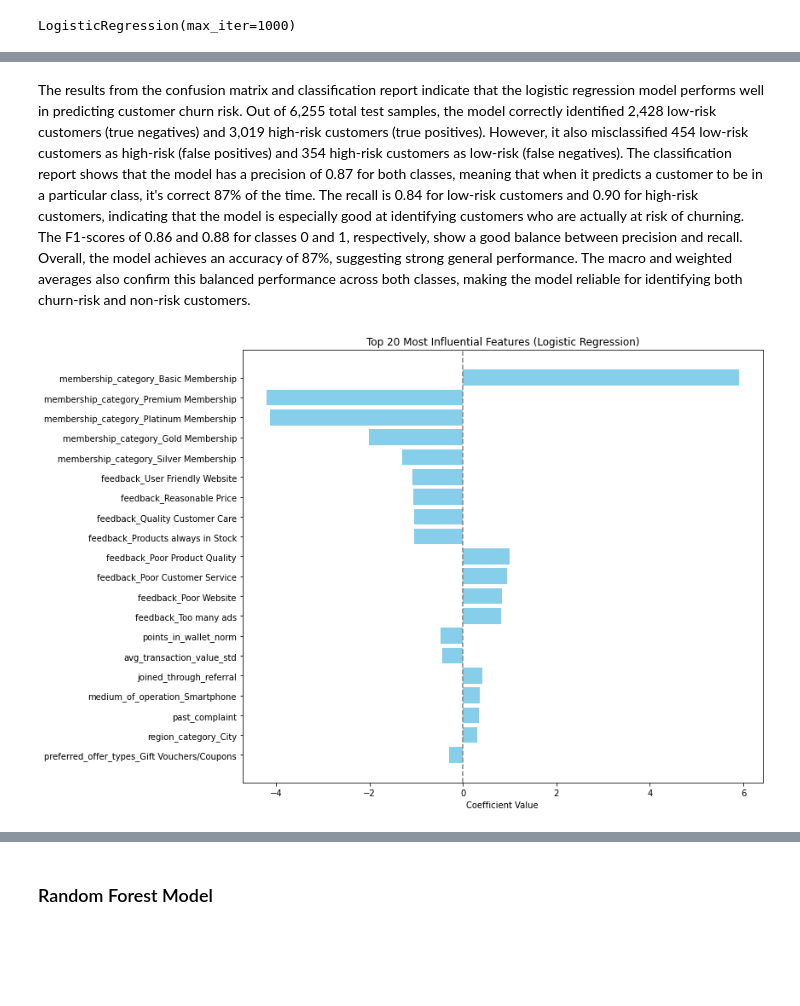
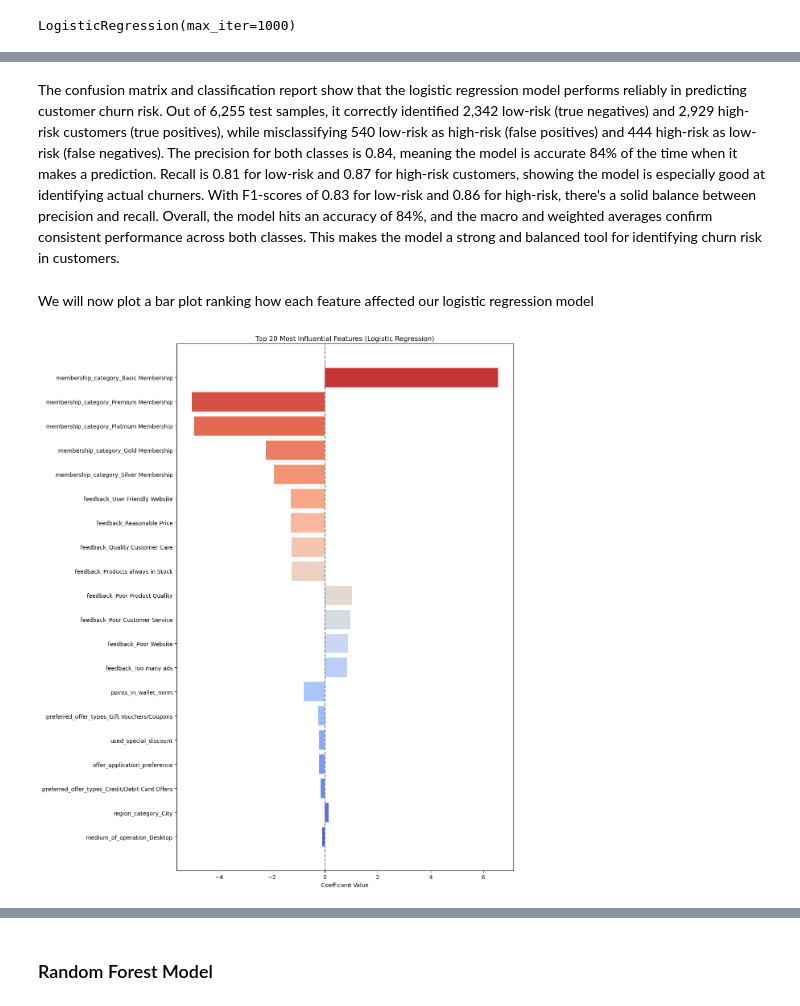
Before and after one commit to Gladys-git/Capstone_Phase5_group9, a Jupyter notebook: Notebook.ipynb, the cells around one changed output, grey strips where cells are left out. Drawn from its saved outputs; the diff is of its cells as text; code cells hidden in the pictures; blank space fills up the shorter version.

```diff
--- a/Notebook.ipynb
+++ b/Notebook.ipynb
@@ -417,7 +682,3 @@ To facilitate the analysis of seasonal and monthly churning patterns, we will ex
-# %%
-# Feature engineering a column for month and year
-df_cleaned['joining_year'] = df_cleaned['joining_date'].dt.year
-df_cleaned['joining_month'] = df_cleaned['joining_date'].dt.month
 # %%
 # Inspecting the joined through referral column
 df_cleaned['joined_through_referral'].value_counts()
@@ -767,7 +1028,7 @@ for i, col in enumerate(standardize_cols):
     plt.xlim(df[col].min(), df[col].max())
 
     plt.subplot(2, 3, i+4)
-    sns.histplot(df_standardized[f"{col}_std"], kde=True, color='green', bins=30)
+    sns.histplot(df_standardized[f"{col}_std"], kde=True, palette='Set1', bins=30)
     plt.title(f"{col}_std - Standardized")
     plt.xlim(-4, 4)
 
@@ -815,7 +1076,7 @@ for i, col in enumerate(normalize_cols):
 
     # Normalized
     plt.subplot(2, len(normalize_cols), i + 1 + len(normalize_cols))
-    sns.histplot(df_standardized[f"{col}_norm"], kde=True, color='orange')
+    sns.histplot(df_standardized[f"{col}_norm"], kde=True, palette='Set1')
     plt.title(f"{col}_norm - Normalized")
 
 plt.tight_layout()
@@ -957,7 +1210,7 @@ to_drop = [
     'internet_option_Fiber_Optic',
     'complaint_status_No Information Available',
     'feedback_No reason specified','joining_date',
-    'joining_year','joining_month','points_in_wallet'
+    'points_in_wallet'
     ]
 # dropping the chosen columns
 df_encoded = df_encoded.drop(columns=to_drop)
@@ -1051,29 +1300,34 @@ plt.show()
 # %% [markdown]
-The results from the confusion matrix and classification report indicate that the logistic regression model performs well in predicting customer churn risk. Out of 6,255 total test samples, the model correctly identified 2,428 low-risk customers (true negatives) and 3,019 high-risk customers (true positives). However, it also misclassified 454 low-risk customers as high-risk (false positives) and 354 high-risk customers as low-risk (false negatives). The classification report shows that the model has a precision of 0.87 for both classes, meaning that when it predicts a customer to be in a particular class, it's correct 87% of the time. The recall is 0.84 for low-risk customers and 0.90 for high-risk customers, indicating that the model is especially good at identifying customers who are actually at risk of churning. The F1-scores of 0.86 and 0.88 for classes 0 and 1, respectively, show a good balance between precision and recall. Overall, the model achieves an accuracy of 87%, suggesting strong general performance. The macro and weighted averages also confirm this balanced performance across both classes, making the model reliable for identifying both churn-risk and non-risk customers.
+The confusion matrix and classification report show that the logistic regression model performs reliably in predicting customer churn risk. Out of 6,255 test samples, it correctly identified 2,342 low-risk (true negatives) and 2,929 high-risk customers (true positives), while misclassifying 540 low-risk as high-risk (false positives) and 444 high-risk as low-risk (false negatives). The precision for both classes is 0.84, meaning the model is accurate 84% of the time when it makes a prediction. Recall is 0.81 for low-risk and 0.87 for high-risk customers, showing the model is especially good at identifying actual churners. With F1-scores of 0.83 for low-risk and 0.86 for high-risk, there's a solid balance between precision and recall. Overall, the model hits an accuracy of 84%, and the macro and weighted averages confirm consistent performance across both classes. This makes the model a strong and balanced tool for identifying churn risk in customers.
+# %% [markdown]
+We will now plot a bar plot ranking how each feature affected our logistic regression model
 # %%
 # Get feature names and coefficients
 feature_names = X_train.columns
 coefficients = model.coef_[0]  # For binary classification, only one row
 
 # Create a DataFrame for easy sorting
 importance_df = pd.DataFrame({
     'Feature': feature_names,
     'Coefficient': coefficients
 })
 
 # Get absolute values to measure impact magnitude
 importance_df['Abs_Coefficient'] = importance_df['Coefficient'].abs()
 
 # Sort by absolute value
 importance_df = importance_df.sort_values(by='Abs_Coefficient', ascending=False)
 
+# Get Set1 color palette from seaborn
+colors = sns.color_palette("coolwarm", n_colors=20)
+
 # Plot top 20 features
-plt.figure(figsize=(12, 8))
-plt.barh(importance_df['Feature'][:20][::-1], importance_df['Coefficient'][:20][::-1], color='skyblue')
+plt.figure(figsize=(12, 14))  # increase height from 8 to 14
+plt.barh(importance_df['Feature'][:20][::-1], importance_df['Coefficient'][:20][::-1], color=colors)
 plt.axvline(0, color='grey', linestyle='--')
 plt.title('Top 20 Most Influential Features (Logistic Regression)')
 plt.xlabel('Coefficient Value')
 plt.tight_layout()
 plt.show()
 # %% [output]
-[figure, old version]
+[figure, new version]
```
Also changed, not shown: parts of 119 cells of this notebook.
